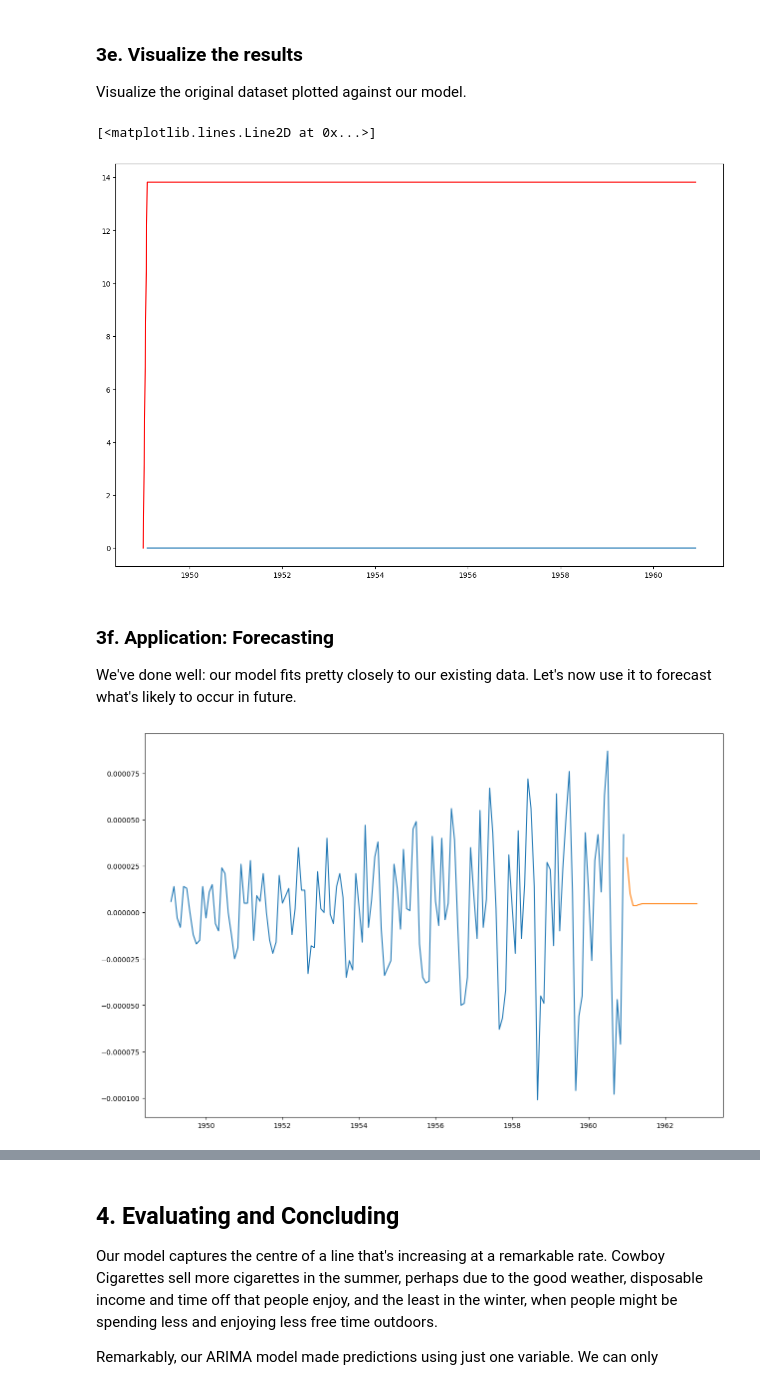
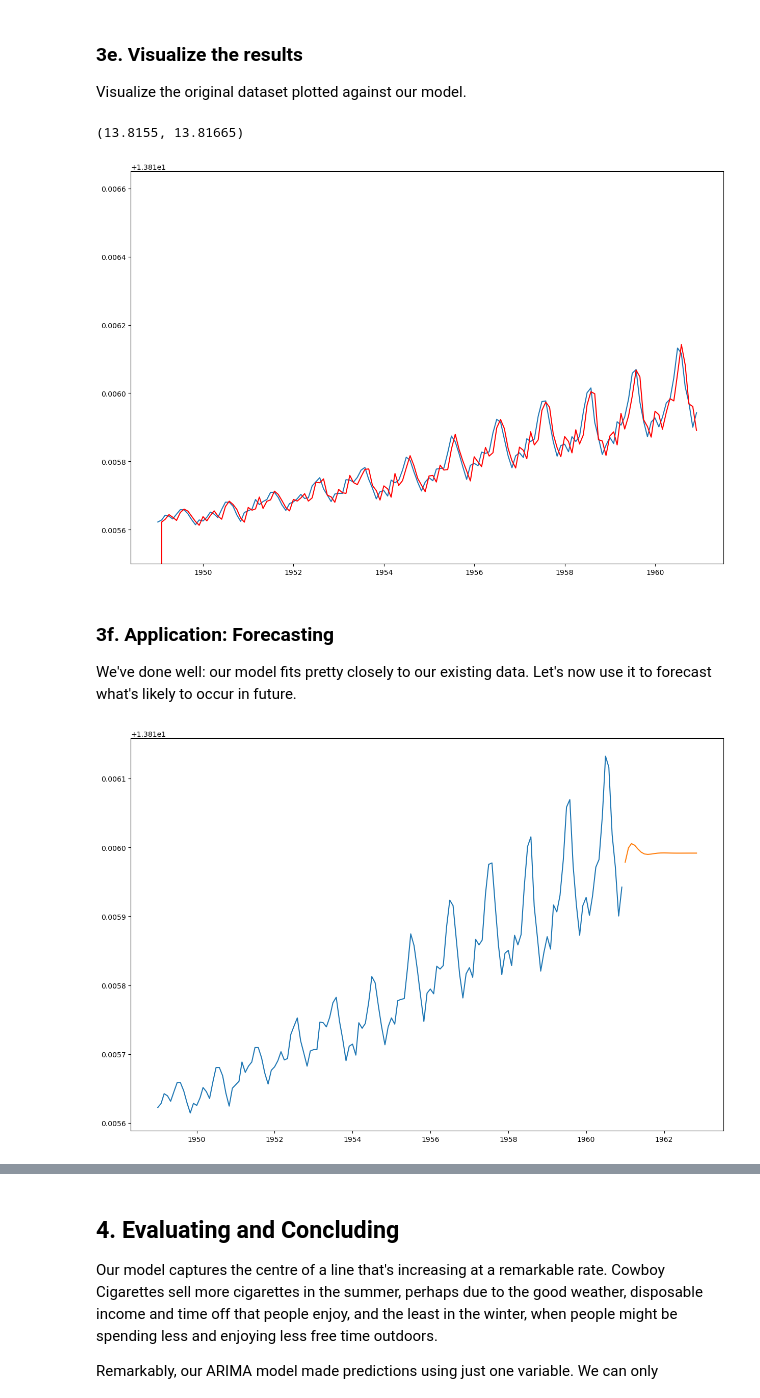
Before and after one commit to zjbrown0689/dsc, a Jupyter notebook: Cowboys&CigrettesCaseStudy/Cowboy Cigarettes Case Study - Tier 3.ipynb, the cells around one changed output, grey strips where cells are left out. Drawn from its saved outputs; the diff is of its cells as text; code cells hidden in the pictures.

Commit message:
updated plots

```diff
--- a/Cowboys&CigrettesCaseStudy/Cowboy Cigarettes Case Study - Tier 3.ipynb
+++ b/Cowboys&CigrettesCaseStudy/Cowboy Cigarettes Case Study - Tier 3.ipynb
@@ -418,11 +438,12 @@ Warnings:
 Visualize the original dataset plotted against our model.
 # %%
 plt.figure(figsize=(15,10))
-plt.plot(y_log.diff())
+plt.plot(y_log)
 plt.plot(model_fit.predict(), color = 'red')
+plt.ylim(13.8155, 13.81665)
 # %% [output]
-[<matplotlib.lines.Line2D at 0x...>]
+(13.8155, 13.81665)
-[figure, old version]
+[figure, new version]
 # %% [markdown]
 ### 3f. Application: Forecasting
 
@@ -430,23 +451,23 @@ We've done well: our model fits pretty closely to our existing data. Let's now u
 # %%
 # Declare a variable called forecast_period with the amount of months to forecast, and
 # create a range of future dates that is the length of the periods you've chosen to forecast
 forecast_period = 24
 date_range = pd.date_range(y_log.index[-1], periods = forecast_period,
               freq='MS').strftime("%Y-%m-%d").tolist()
 
 # Convert that range into a dataframe that includes your predictions
 # First, call DataFrame on pd
 future_months = pd.DataFrame(date_range, columns = ['Month'])
 # Let's now convert the 'Month' column to a datetime object with to_datetime
 future_months['Month'] = pd.to_datetime(future_months['Month'])
 future_months.set_index('Month', inplace = True)
 future_months['Prediction'] = forecast
 
 # Plot your future predictions
 # Call figure() on plt
 plt.figure(figsize=(15,10))
-plt.plot(y_log_diff)
-plt.plot(y_log_diff['Nov 1960'].append(future_months['Prediction']))
+plt.plot(y_log)
+plt.plot(y_log['Nov 1960'].append(future_months['Prediction']))
 plt.show()
 # %% [output]
-[figure, old version]
+[figure, new version]
```
Also changed, not shown: parts of 4 cells of this notebook.
